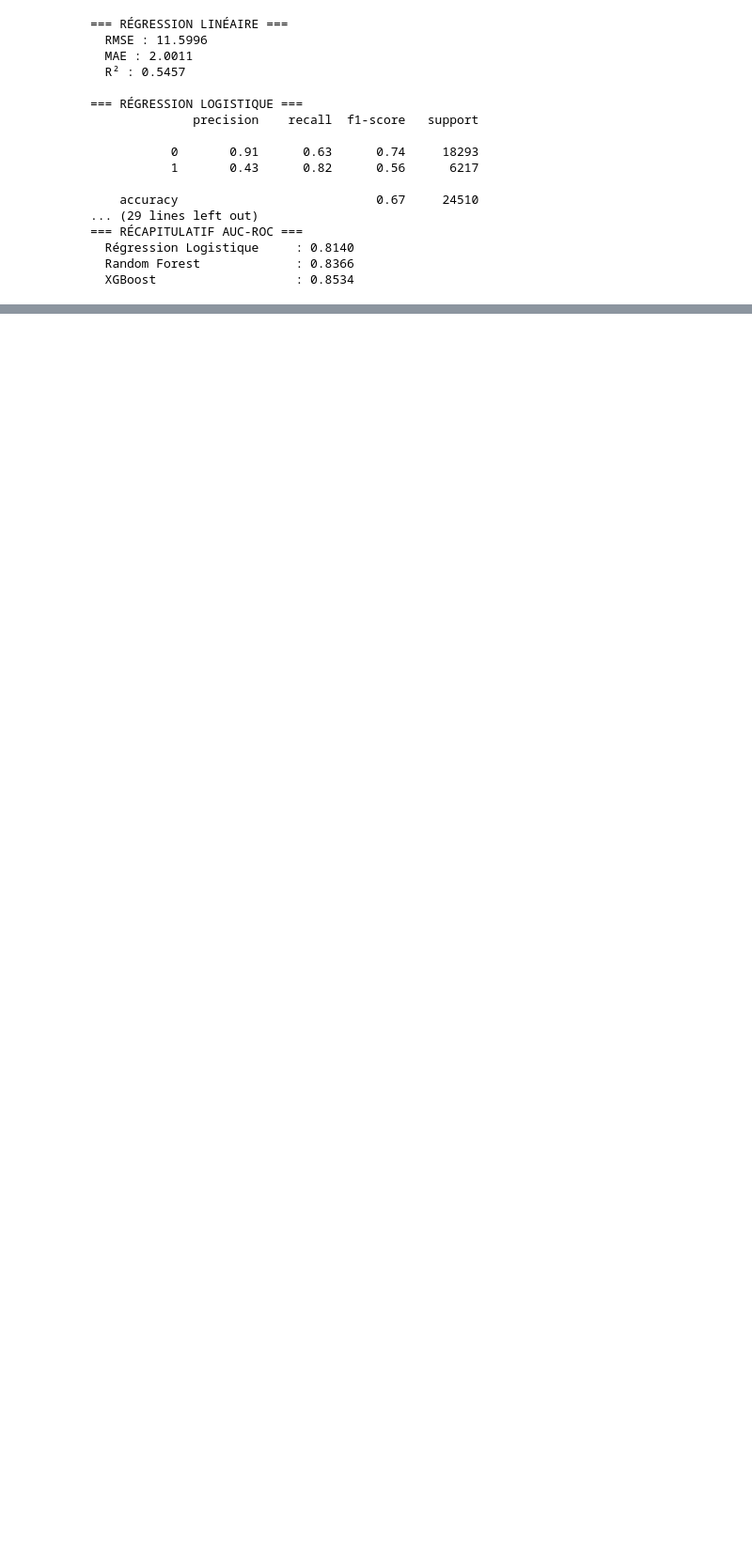
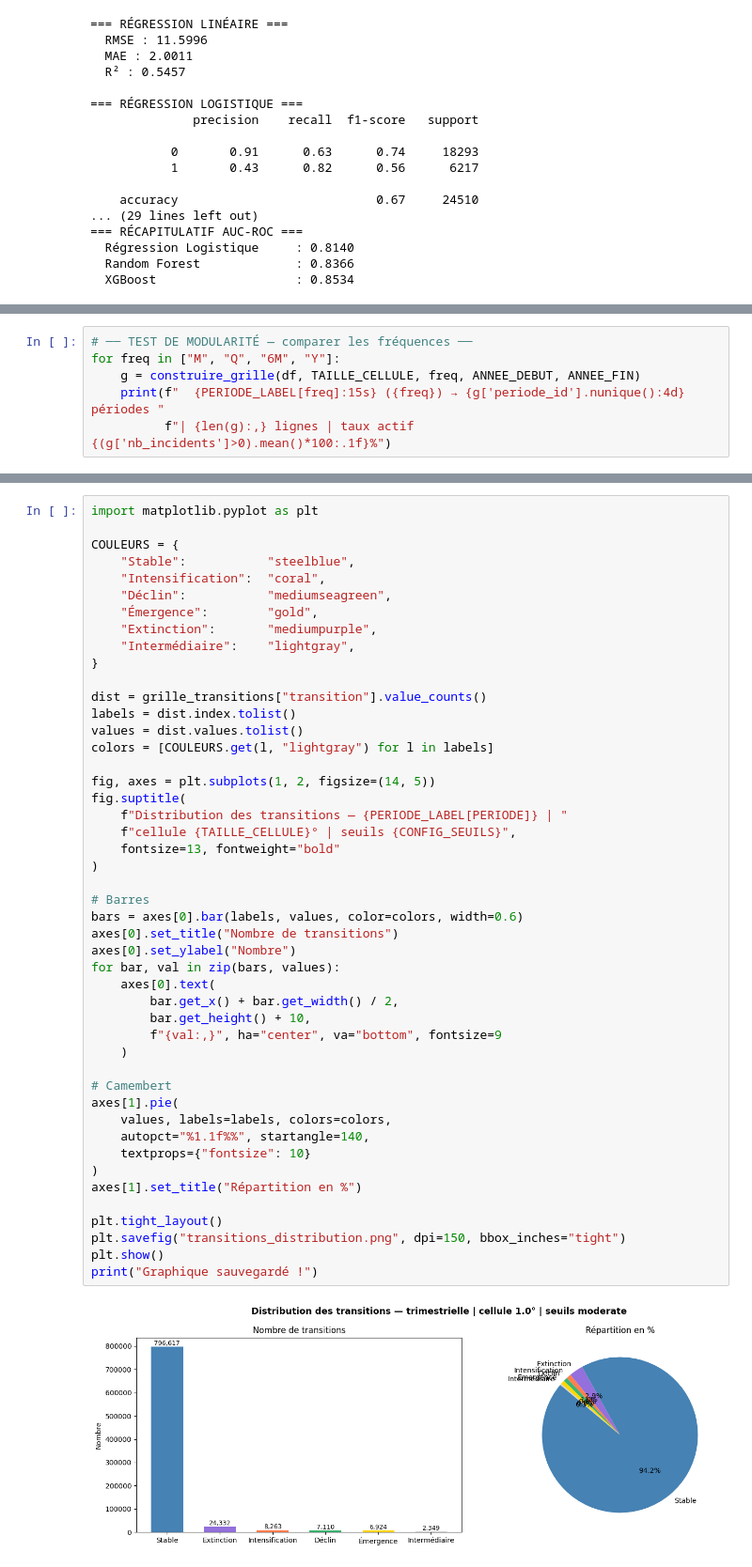
Before and after one commit to Sh0ck3rNC/GTD_Analyst, a Jupyter notebook: notebooks/02_modelisation.ipynb, the cells around one changed output, grey strips where cells are left out. Shown at 94% size. Saved outputs shown, nothing was run; the diff lists cells and outputs as text; blank space fills up the shorter version.

```diff
--- a/notebooks/02_modelisation.ipynb
+++ b/notebooks/02_modelisation.ipynb
@@ -264,0 +467,6 @@ for modele, scores in resultats.items():
+# %%
+# ── TEST DE MODULARITÉ — comparer les fréquences ──
+for freq in ["M", "Q", "6M", "Y"]:
+    g = construire_grille(df, TAILLE_CELLULE, freq, ANNEE_DEBUT, ANNEE_FIN)
+    print(f"  {PERIODE_LABEL[freq]:15s} ({freq}) → {g['periode_id'].nunique():4d} périodes "
+          f"| {len(g):,} lignes | taux actif {(g['nb_incidents']>0).mean()*100:.1f}%")
@@ -264,0 +616,49 @@ for modele, scores in resultats.items():
+# %%
+import matplotlib.pyplot as plt
+
+COULEURS = {
+    "Stable":           "steelblue",
+    "Intensification":  "coral",
+    "Déclin":           "mediumseagreen",
+    "Émergence":        "gold",
+    "Extinction":       "mediumpurple",
+    "Intermédiaire":    "lightgray",
+}
+
+dist = grille_transitions["transition"].value_counts()
+labels = dist.index.tolist()
+values = dist.values.tolist()
+colors = [COULEURS.get(l, "lightgray") for l in labels]
+
+fig, axes = plt.subplots(1, 2, figsize=(14, 5))
+fig.suptitle(
+    f"Distribution des transitions — {PERIODE_LABEL[PERIODE]} | "
+    f"cellule {TAILLE_CELLULE}° | seuils {CONFIG_SEUILS}",
+    fontsize=13, fontweight="bold"
+)
+
+# Barres
+bars = axes[0].bar(labels, values, color=colors, width=0.6)
+axes[0].set_title("Nombre de transitions")
+axes[0].set_ylabel("Nombre")
+for bar, val in zip(bars, values):
+    axes[0].text(
+        bar.get_x() + bar.get_width() / 2,
+        bar.get_height() + 10,
+        f"{val:,}", ha="center", va="bottom", fontsize=9
+    )
+
+# Camembert
+axes[1].pie(
+    values, labels=labels, colors=colors,
+    autopct="%1.1f%%", startangle=140,
+    textprops={"fontsize": 10}
+)
+axes[1].set_title("Répartition en %")
+
+plt.tight_layout()
+plt.savefig("transitions_distribution.png", dpi=150, bbox_inches="tight")
+plt.show()
+print("Graphique sauvegardé !")
+# %% [output]
+[figure, added]
```
Also changed, not shown: parts of 12 cells of this notebook, 5 other files.
